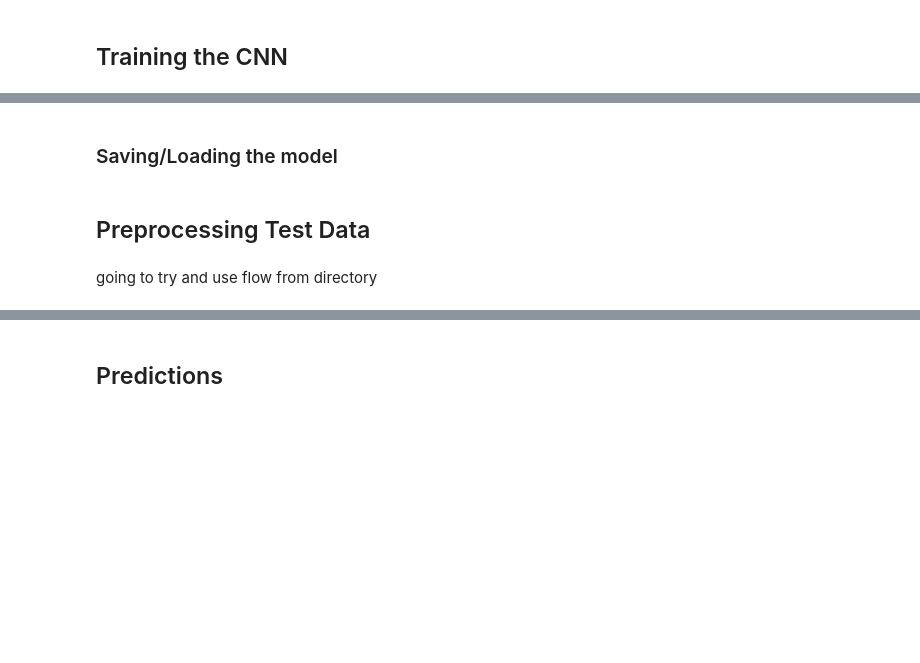
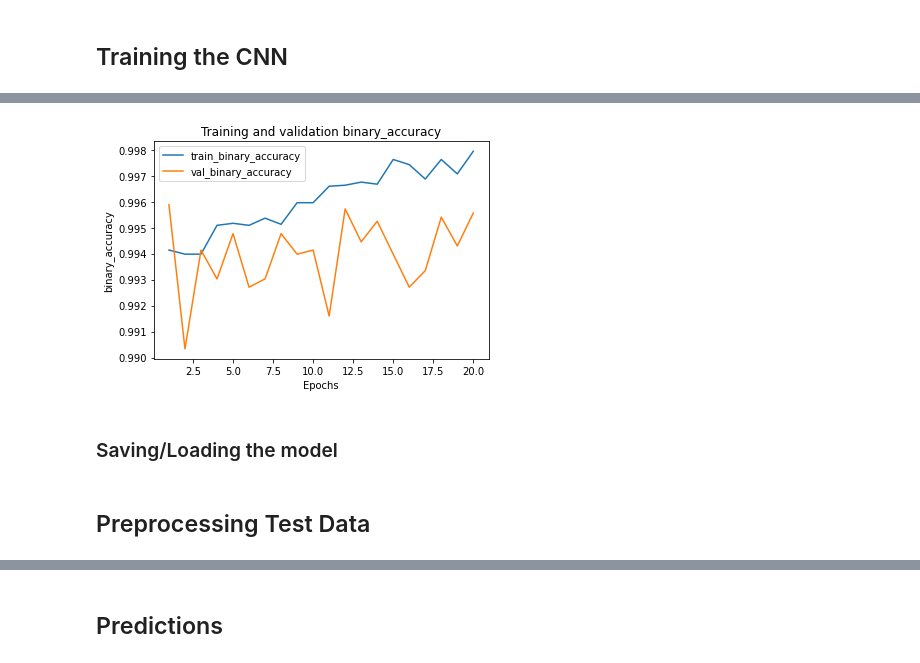
Before and after one commit to ndled/OWLgameplay, a Jupyter notebook: naive cnn.ipynb, the cells around one changed output, grey strips where cells are left out. Cells and saved outputs as stored; diff of their text form; code cells hidden in the pictures; blank space fills up the shorter version.

```diff
--- a/naive cnn.ipynb
+++ b/naive cnn.ipynb
@@ -146,7 +114,16 @@ cnn.add(tf.keras.layers.Dense(units=1, activation='sigmoid'))
 # %% [markdown]
 ## Training the CNN
 # %%
-cnn.compile(optimizer = 'adam', loss = 'binary_crossentropy', metrics = ['accuracy'])
+cnn.compile(optimizer = 'adam',
+            loss = 'binary_crossentropy',
+            metrics = [tf.keras.metrics.BinaryAccuracy(),
+                       tf.keras.metrics.FalseNegatives(),
+                       tf.keras.metrics.FalsePositives()])
+# %%
+from keras.callbacks import ModelCheckpoint
+filepath="weights.best.hdf5"
+checkpoint = ModelCheckpoint(filepath, monitor='val_loss', verbose=1, save_best_only=True, mode='min')
+callbacks_list = [checkpoint]      # model check pointing based on validation loss
 # %%
-cnn.fit(x = training_set, validation_data = test_set, epochs = 25)
+history = cnn.fit(x = training_set, validation_data = test_set, epochs = 20, batch_size = 32, callbacks=callbacks_list)
 # %% [output]
@@ -164,2 +146,0 @@ Epoch 5/5
-# %% [markdown]
-### Saving/Loading the model
@@ -176,0 +147,18 @@ Epoch 5/5
+# %%
+def plot_metric(history, metric):
+    train_metrics = history.history[metric]
+    val_metrics = history.history['val_'+metric]
+    epochs = range(1, len(train_metrics) + 1)
+    plt.plot(epochs, train_metrics)
+    plt.plot(epochs, val_metrics)
+    plt.title('Training and validation '+ metric)
+    plt.xlabel("Epochs")
+    plt.ylabel(metric)
+    plt.legend(["train_"+metric, 'val_'+metric])
+    plt.show()
+# %%
+plot_metric(history, 'binary_accuracy')
+# %% [output]
+[figure, added]
+# %% [markdown]
+### Saving/Loading the model
@@ -177,4 +169,2 @@ Epoch 5/5
 # %% [markdown]
 ## Preprocessing Test Data
-# %% [markdown]
-going to try and use flow from directory
```
Also changed, not shown: parts of 44 cells of this notebook, 1 other file.
